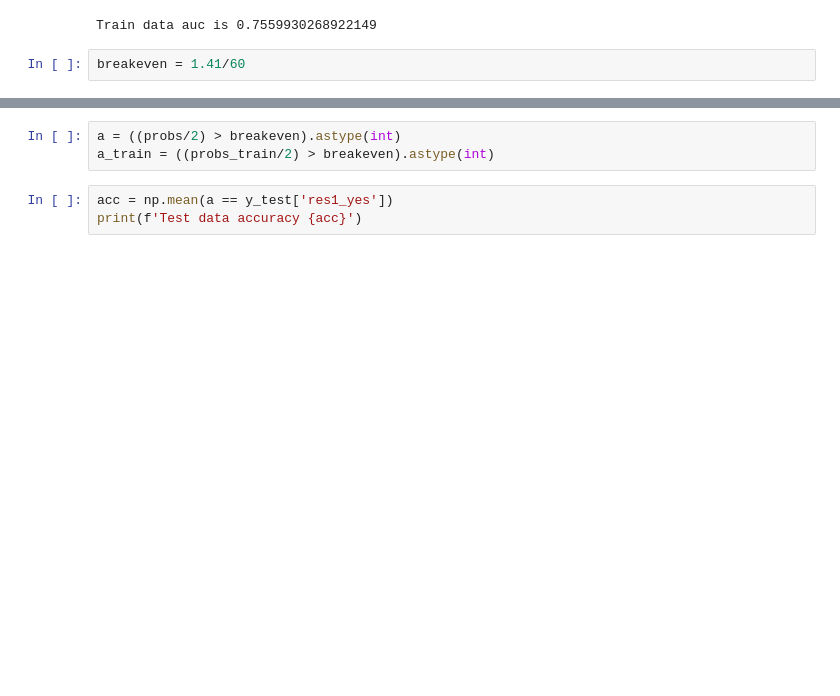
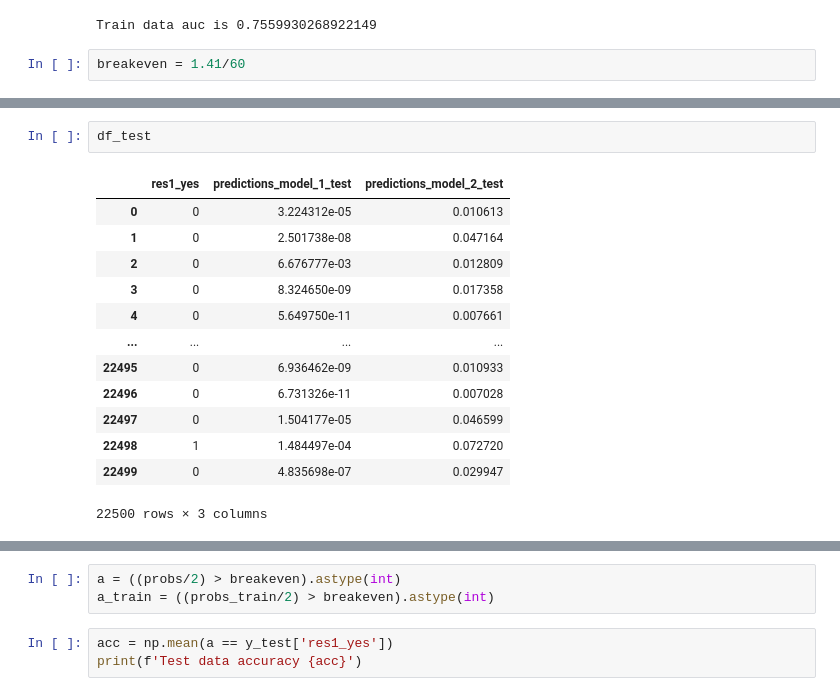
Before and after one commit to sauravjayan/Intuit-Quickbooks, a Jupyter notebook: sub-notebooks/Saurav.ipynb, the cells around one changed output, grey strips where cells are left out. Saved outputs shown, nothing was run; the diff lists cells and outputs as text; blank space fills up the shorter version.

```diff
--- a/sub-notebooks/Saurav.ipynb
+++ b/sub-notebooks/Saurav.ipynb
@@ -337 +250,17 @@ df2
+# %%
+df_test
+# %% [output]
+|  | res1_yes | predictions_model_1_test | predictions_model_2_test |
+| 0 | 0 | 3.224312e-05 | 0.010613 |
+| 1 | 0 | 2.501738e-08 | 0.047164 |
+| 2 | 0 | 6.676777e-03 | 0.012809 |
+| 3 | 0 | 8.324650e-09 | 0.017358 |
+| 4 | 0 | 5.649750e-11 | 0.007661 |
+| ... | ... | ... | ... |
+| 22495 | 0 | 6.936462e-09 | 0.010933 |
+| 22496 | 0 | 6.731326e-11 | 0.007028 |
+| 22497 | 0 | 1.504177e-05 | 0.046599 |
+| 22498 | 1 | 1.484497e-04 | 0.072720 |
+| 22499 | 0 | 4.835698e-07 | 0.029947 |
+22500 rows × 3 columns
 # %%
```
Also changed, not shown: parts of 53 cells of this notebook.
